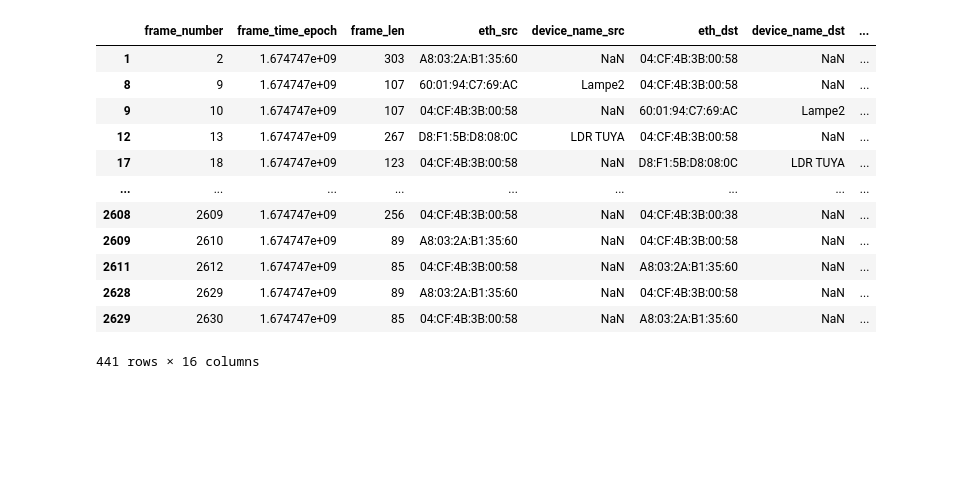
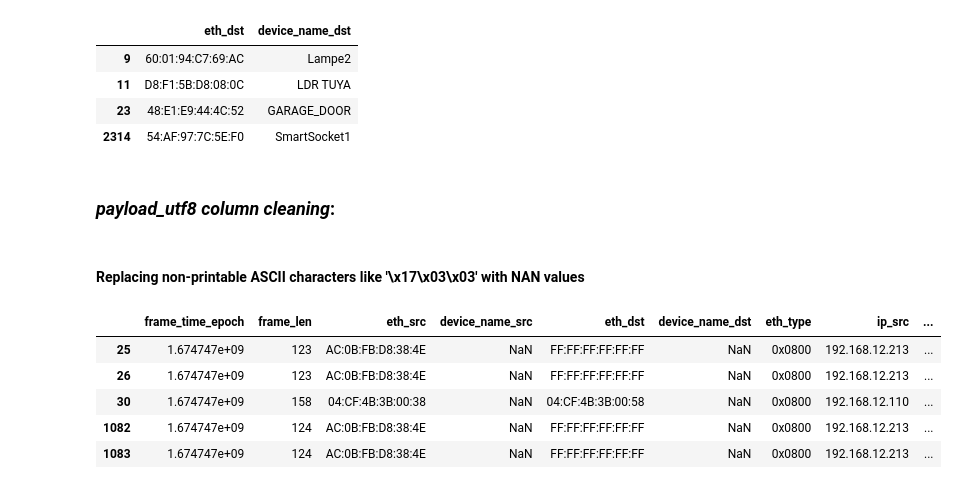
Before and after one commit to Abdulnaser98/IT-Sicherheit-Praktikum, a Jupyter notebook: analysis/analysis.ipynb, the cells around one changed output. Cells and saved outputs as stored; diff of their text form; code cells hidden in the pictures; blank space fills up the shorter version.

```diff
--- a/analysis/analysis.ipynb
+++ b/analysis/analysis.ipynb
@@ -3,3 +6,8 @@ import pandas as pd
 # %%
-df = pd.read_csv('/home/jovyan/work/dataset.csv', sep="\t", quotechar="'")
-df_1 = pd.read_csv('/home/jovyan/work/dataset_1.csv', sep="\t", quotechar="'")
+df_1 = pd.read_csv('dataset.csv', sep="\t", quotechar="'")
+df_2 = pd.read_csv('dataset_1.csv', sep="\t", quotechar="'")
+
+df_1.drop('frame_number', inplace=True, axis=1)
+df_2.drop('frame_number', inplace=True, axis=1)
+
+df = df_1.append(df_2, ignore_index=True)
@@ -52,16 +126,26 @@ df_1.describe()
+# %%
+dst_mac_adressen_mapping = df.loc[df['eth_dst'].notna() & df["device_name_dst"].notna() ][['eth_dst','device_name_dst']]
+des_mac_adressen_mapping.drop_duplicates()
+# %% [output]
+|  | eth_dst | device_name_dst |
+| 9 | 60:01:94:C7:69:AC | Lampe2 |
+| 11 | D8:F1:5B:D8:08:0C | LDR TUYA |
+| 23 | 48:E1:E9:44:4C:52 | GARAGE_DOOR |
+| 2314 | 54:AF:97:7C:5E:F0 | SmartSocket1 |
+# %% [markdown]
+### ***payload_utf8 column cleaning***:
+# %% [markdown]
+#### Replacing non-printable ASCII characters like '\x17\x03\x03' with NAN values
+# %%
+df['payload_utf8'] = df['payload_utf8'].astype(str)
+df['payload_utf8'] = np.where(~df['payload_utf8'].str.startswith('{') & ~df['payload_utf8'].str.endswith('}'), '', df['payload_utf8'])
+df['payload_utf8'] = df.payload_utf8.replace('',np.nan,regex = True)
 # %%
-df[df["payload_utf8"].notnull()]
+df.loc[df['payload_utf8'].notna()].head()
 # %% [output]
-|  | frame_number | frame_time_epoch | frame_len | eth_src | device_name_src | eth_dst | device_name_dst | ... |
-| 1 | 2 | 1.674747e+09 | 303 | A8:03:2A:B1:35:60 | NaN | 04:CF:4B:3B:00:58 | NaN | ... |
-| 8 | 9 | 1.674747e+09 | 107 | 60:01:94:C7:69:AC | Lampe2 | 04:CF:4B:3B:00:58 | NaN | ... |
-| 9 | 10 | 1.674747e+09 | 107 | 04:CF:4B:3B:00:58 | NaN | 60:01:94:C7:69:AC | Lampe2 | ... |
-| 12 | 13 | 1.674747e+09 | 267 | D8:F1:5B:D8:08:0C | LDR TUYA | 04:CF:4B:3B:00:58 | NaN | ... |
-| 17 | 18 | 1.674747e+09 | 123 | 04:CF:4B:3B:00:58 | NaN | D8:F1:5B:D8:08:0C | LDR TUYA | ... |
-| ... | ... | ... | ... | ... | ... | ... | ... | ... |
-| 2608 | 2609 | 1.674747e+09 | 256 | 04:CF:4B:3B:00:58 | NaN | 04:CF:4B:3B:00:38 | NaN | ... |
-| 2609 | 2610 | 1.674747e+09 | 89 | A8:03:2A:B1:35:60 | NaN | 04:CF:4B:3B:00:58 | NaN | ... |
-| 2611 | 2612 | 1.674747e+09 | 85 | 04:CF:4B:3B:00:58 | NaN | A8:03:2A:B1:35:60 | NaN | ... |
-| 2628 | 2629 | 1.674747e+09 | 89 | A8:03:2A:B1:35:60 | NaN | 04:CF:4B:3B:00:58 | NaN | ... |
-| 2629 | 2630 | 1.674747e+09 | 85 | 04:CF:4B:3B:00:58 | NaN | A8:03:2A:B1:35:60 | NaN | ... |
+|  | frame_time_epoch | frame_len | eth_src | device_name_src | eth_dst | device_name_dst | eth_type | ip_src | ... |
+| 25 | 1.674747e+09 | 123 | AC:0B:FB:D8:38:4E | NaN | FF:FF:FF:FF:FF:FF | NaN | 0x0800 | 192.168.12.213 | ... |
+| 26 | 1.674747e+09 | 123 | AC:0B:FB:D8:38:4E | NaN | FF:FF:FF:FF:FF:FF | NaN | 0x0800 | 192.168.12.213 | ... |
+| 30 | 1.674747e+09 | 158 | 04:CF:4B:3B:00:38 | NaN | 04:CF:4B:3B:00:58 | NaN | 0x0800 | 192.168.12.110 | ... |
+| 1082 | 1.674747e+09 | 124 | AC:0B:FB:D8:38:4E | NaN | FF:FF:FF:FF:FF:FF | NaN | 0x0800 | 192.168.12.213 | ... |
+| 1083 | 1.674747e+09 | 124 | AC:0B:FB:D8:38:4E | NaN | FF:FF:FF:FF:FF:FF | NaN | 0x0800 | 192.168.12.213 | ... |
-441 rows × 16 columns
```
Also changed, not shown: parts of 25 cells of this notebook.
